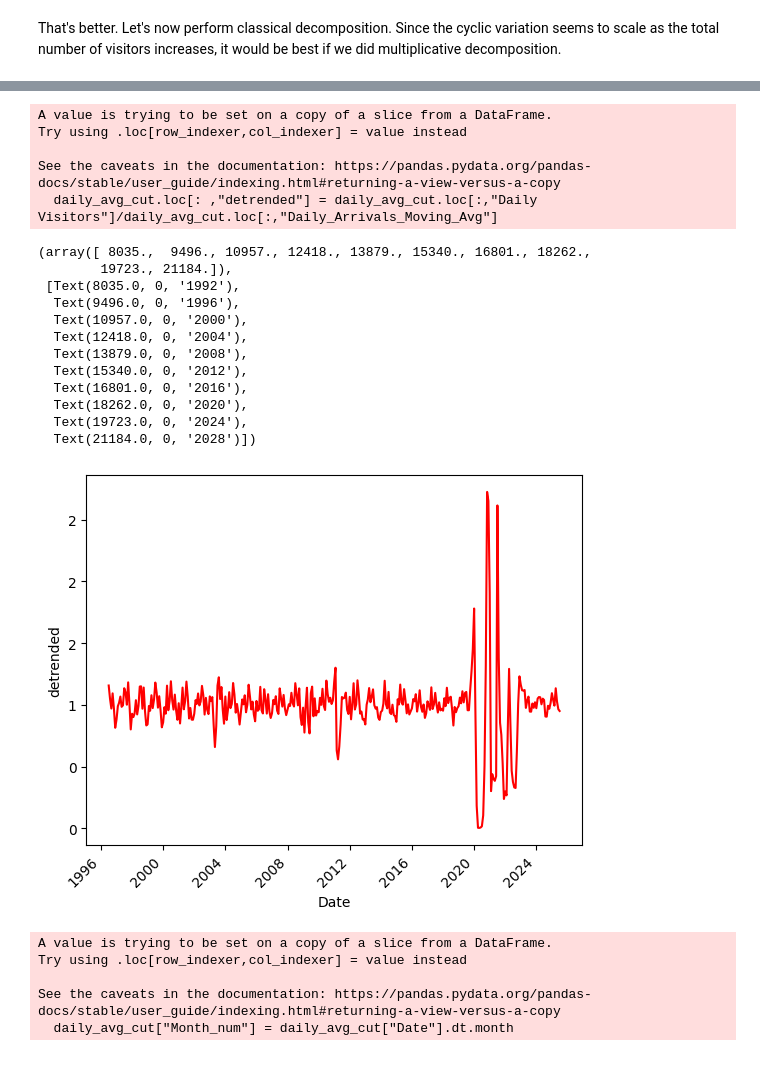
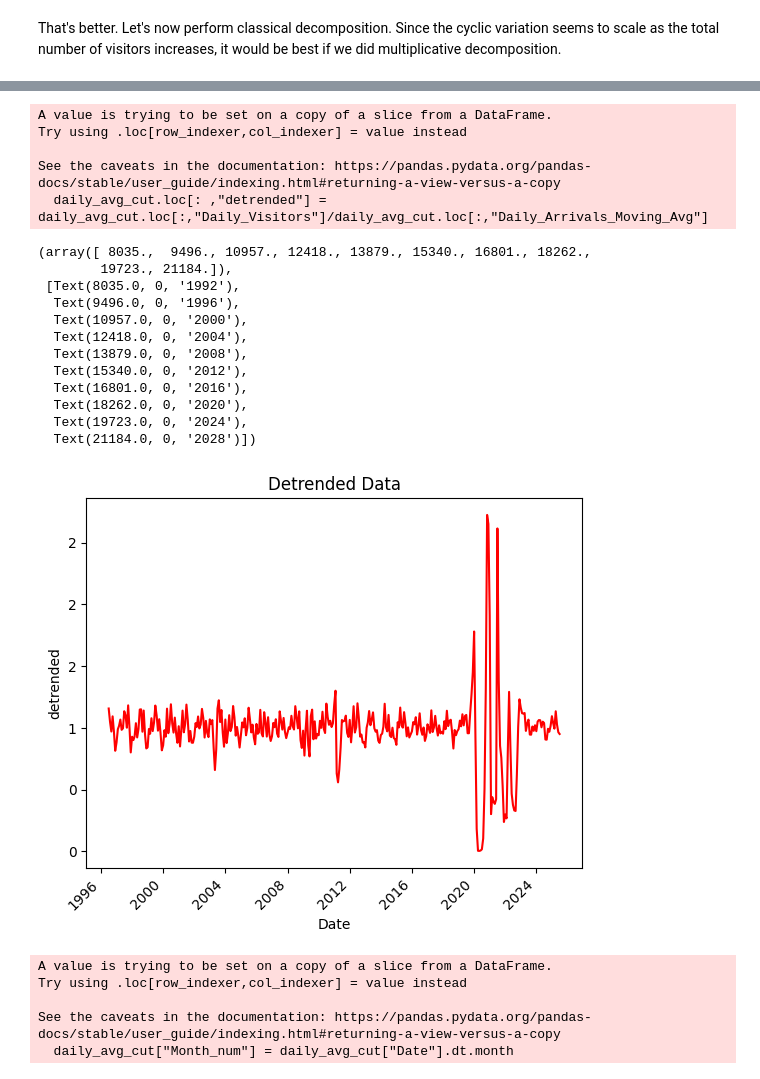
Before and after one commit to Millerz8/Joe_Japan_Tourism, a Jupyter notebook: 01_Examining_Trends.ipynb, the cells around one changed output, grey strips where cells are left out. Saved outputs shown, nothing was run; the diff lists cells and outputs as text; code cells hidden in the pictures.

```diff
--- a/01_Examining_Trends.ipynb
+++ b/01_Examining_Trends.ipynb
@@ -127,15 +141,29 @@ rolling_3 = rolling_2.rolling(2).mean()
 rolling_3.iloc[0:12,]
 rolling_3.columns = ["Daily_Arrivals_Moving_Avg"]
 # %%
-daily_avg = pd.merge(tourist_info, rolling_3, on = "t", how = "left")
-sns.lineplot(data = daily_avg, x = "Date", y = "Daily Visitors",
-             alpha = 0.8,
-             color = "Gray", label = "Monthly Visitors")
-sns.lineplot(data = daily_avg, x = "Date", y = "Daily_Arrivals_Moving_Avg",
-             alpha = 1,
-             color = "Red",linestyle = "--", label = "2x12 Moving Average")
+daily_avg = pd.merge(df, rolling_3, on = "t", how = "left")
+fig, ax = plt.subplots()
 
-current_values = plt.gca().get_yticks()
-plt.gca().set_yticklabels(['{:,.0f}'.format(x) for x in current_values])
+sns.lineplot(
+    data=daily_avg, x="Date", y="Daily_Visitors",
+    alpha=0.8, color="Gray", label="Monthly Visitors",
+    ax=ax
+)
+
+sns.lineplot(
+    data=daily_avg, x="Date", y="Daily_Arrivals_Moving_Avg",
+    alpha=1, color="Red", linestyle="--",
+    label="2x12 Moving Average",
+    ax=ax
+)
+
+ax.set_title("Daily Visitors and Moving Average Over Time")
+ax.set_xlabel("Date")
+ax.set_ylabel("Number of Visitors")
+
+ax.yaxis.set_major_formatter(mticker.StrMethodFormatter('{x:,.0f}'))
 plt.xticks(rotation=45, ha="right")
+
+ax.legend()
+plt.tight_layout()
 # %% [output]
@@ -155,37 +171,34 @@ plt.xticks(rotation=45, ha="right")
 # %%
-# We can divide this trend line by the detrended average
+# We can divide the overall line to get the detrended average
 
 daily_avg_cut = daily_avg[6:-6]
-daily_avg_cut.loc[: ,"detrended"] = daily_avg_cut.loc[:,"Daily Visitors"]/daily_avg_cut.loc[:,"Daily_Arrivals_Moving_Avg"]
+daily_avg_cut.loc[: ,"detrended"] = daily_avg_cut.loc[:,"Daily_Visitors"]/daily_avg_cut.loc[:,"Daily_Arrivals_Moving_Avg"]
 
-daily_avg_cut
-
-sns.lineplot(data = daily_avg_cut, x = "Date", y = "detrended",
+ax = sns.lineplot(data = daily_avg_cut, x = "Date", y = "detrended",
              alpha = 1,
              color = "Red")
-
-current_values = plt.gca().get_yticks()
-plt.gca().set_yticklabels(['{:,.0f}'.format(x) for x in current_values])
+ax.set_title("Detrended Data")
+ax.yaxis.set_major_formatter(mticker.StrMethodFormatter('{x:,.0f}'))
 plt.xticks(rotation=45, ha="right")
 # %% [output]
 A value is trying to be set on a copy of a slice from a DataFrame.
 Try using .loc[row_indexer,col_indexer] = value instead
 
 See the caveats in the documentation: https://pandas.pydata.org/pandas-docs/stable/user_guide/indexing.html#returning-a-view-versus-a-copy
-  daily_avg_cut.loc[: ,"detrended"] = daily_avg_cut.loc[:,"Daily Visitors"]/daily_avg_cut.loc[:,"Daily_Arrivals_Moving_Avg"]
+  daily_avg_cut.loc[: ,"detrended"] = daily_avg_cut.loc[:,"Daily_Visitors"]/daily_avg_cut.loc[:,"Daily_Arrivals_Moving_Avg"]
 (array([ 8035.,  9496., 10957., 12418., 13879., 15340., 16801., 18262.,
         19723., 21184.]),
  [Text(8035.0, 0, '1992'),
   Text(9496.0, 0, '1996'),
   Text(10957.0, 0, '2000'),
   Text(12418.0, 0, '2004'),
   Text(13879.0, 0, '2008'),
   Text(15340.0, 0, '2012'),
   Text(16801.0, 0, '2016'),
   Text(18262.0, 0, '2020'),
   Text(19723.0, 0, '2024'),
   Text(21184.0, 0, '2028')])
-[figure, old version]
+[figure, new version]
 # %%
 # Adjusting them so they add to 12
 daily_avg_cut["Month_num"] = daily_avg_cut["Date"].dt.month
```
Also changed, not shown: parts of 15 cells of this notebook, 1 other file.
